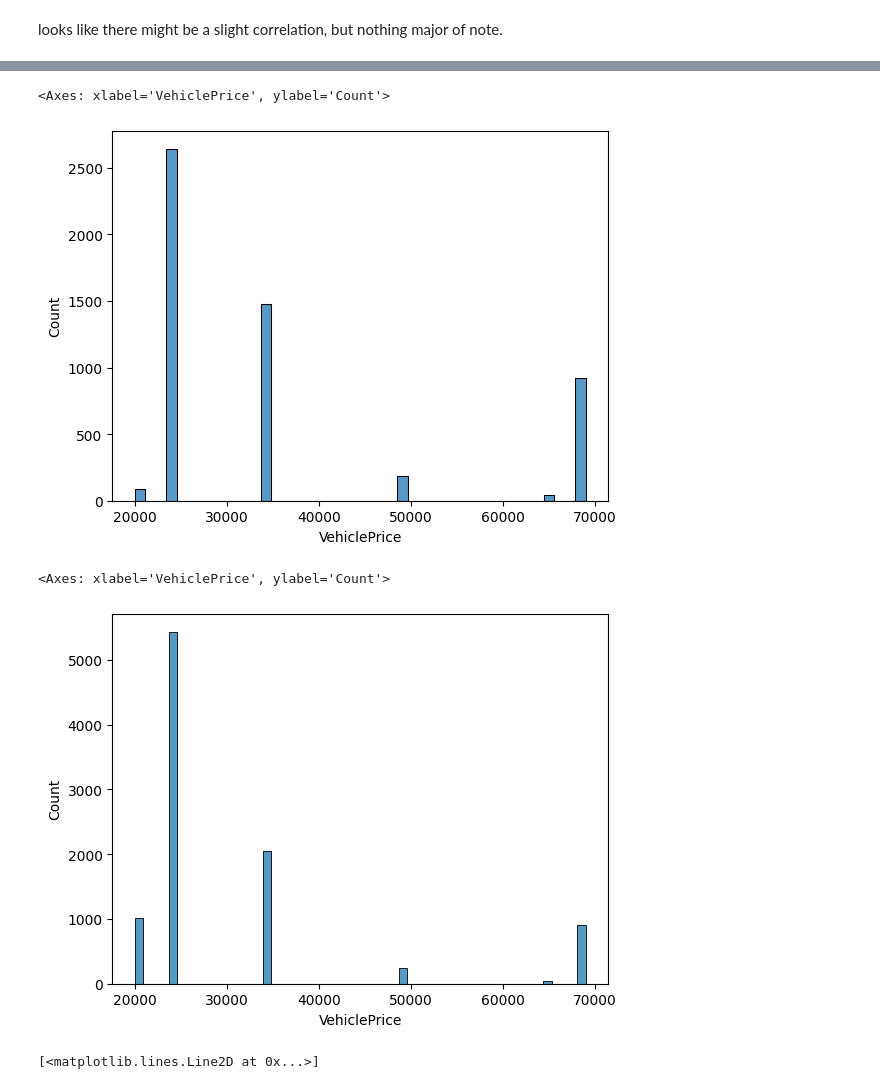
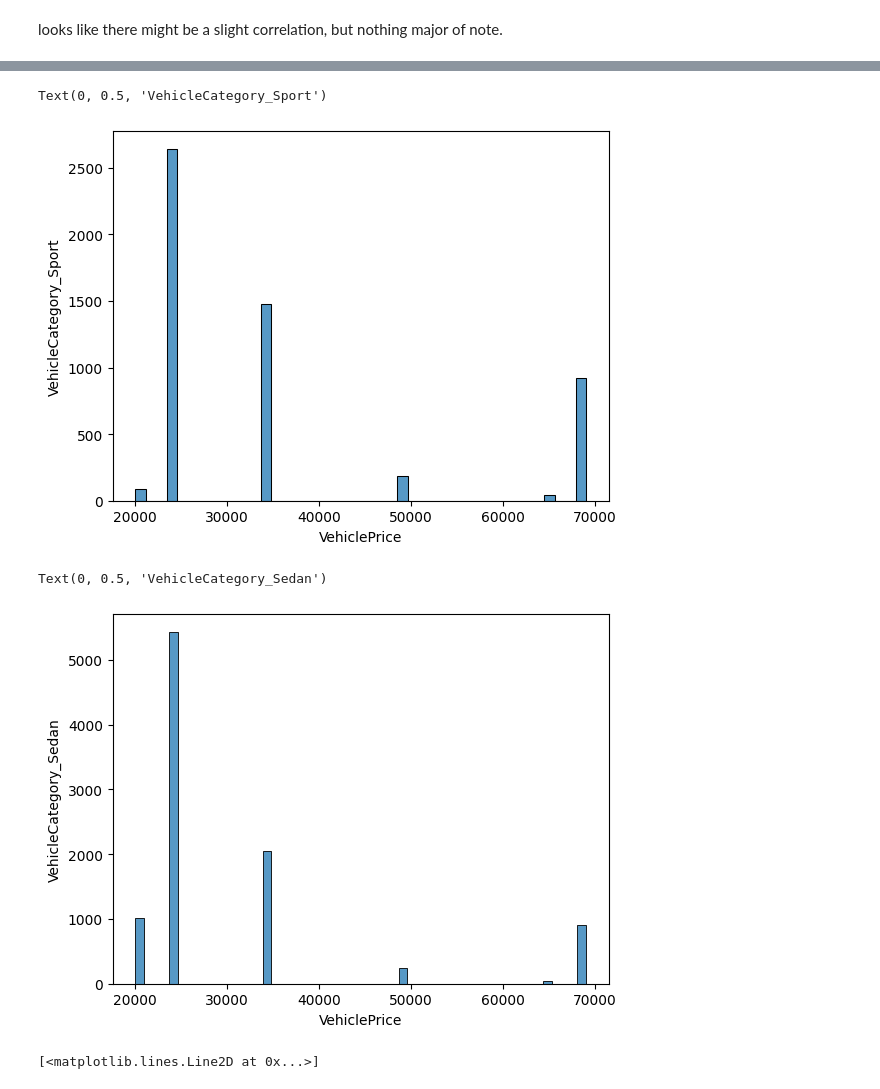
Before and after one commit to joe-bene/AiForLeaders, a Jupyter notebook: Week6.ipynb, the cells around one changed output, grey strips where cells are left out. Drawn from its saved outputs; the diff is of its cells as text; code cells hidden in the pictures.

```diff
--- a/Week6.ipynb
+++ b/Week6.ipynb
@@ -229,13 +238,15 @@ sns.histplot(car_claims_numeric[car_claims_numeric["VehicleCategory_Utility"]==T
 # %%
 sns.histplot(car_claims_numeric[car_claims_numeric["VehicleCategory_Sport"]==True]["VehiclePrice"])
+plt.ylabel("VehicleCategory_Sport")
 # %% [output]
-<Axes: xlabel='VehiclePrice', ylabel='Count'>
+Text(0, 0.5, 'VehicleCategory_Sport')
-[figure, old version]
+[figure, new version]
 # %%
 sns.histplot(car_claims_numeric[car_claims_numeric["VehicleCategory_Sedan"]==True]["VehiclePrice"])
+plt.ylabel("VehicleCategory_Sedan")
 # %% [output]
-<Axes: xlabel='VehiclePrice', ylabel='Count'>
+Text(0, 0.5, 'VehicleCategory_Sedan')
-[figure, old version]
+[figure, new version]
 # %%
 plt.plot(car_claims_numeric["VehiclePrice"])
 # %% [output]
```
Also changed, not shown: parts of 5 cells of this notebook, 1 other file.
